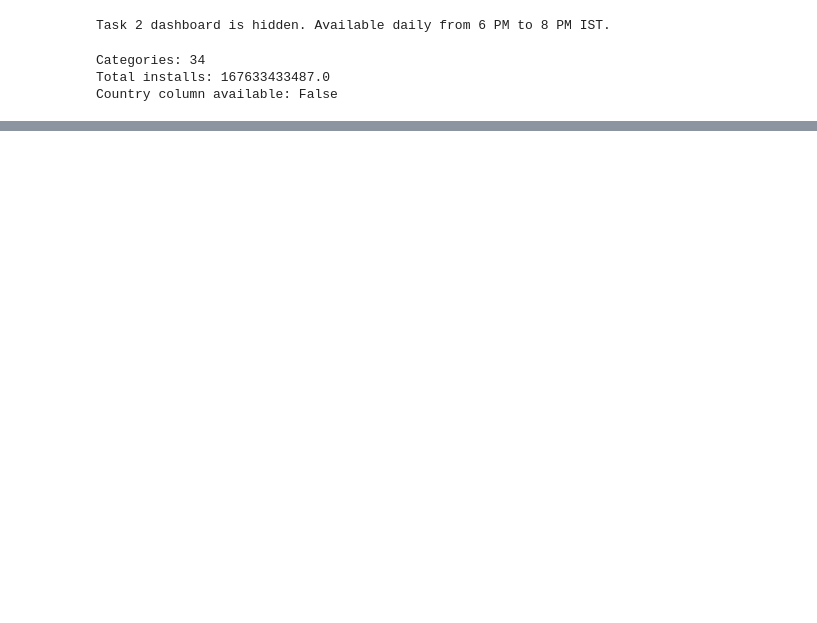
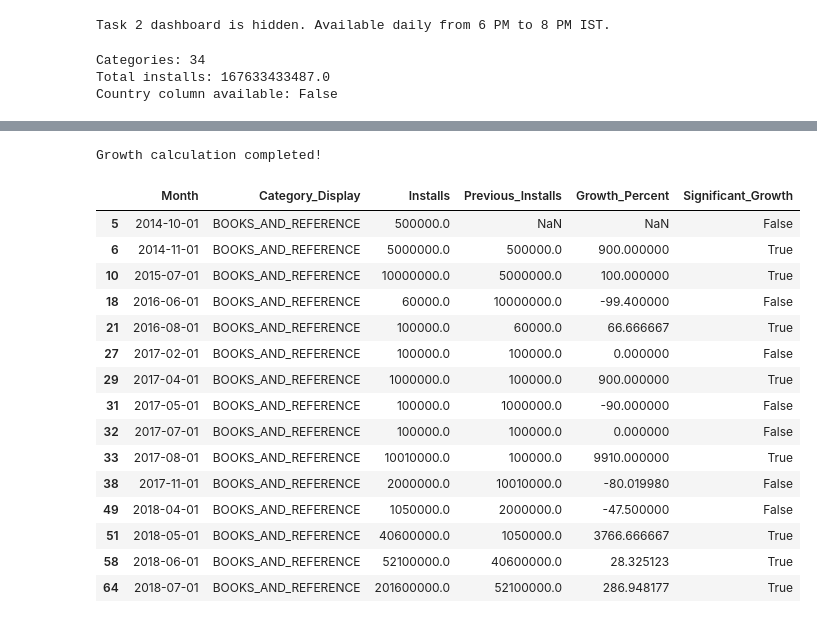
Before and after one commit to sanket2843/kestrel-returns, a Jupyter notebook: Analysis3.ipynb, the cells around one changed output, grey strips where cells are left out. Drawn from its saved outputs; the diff is of its cells as text; code cells hidden in the pictures; blank space fills up the shorter version.

```diff
--- a/Analysis3.ipynb
+++ b/Analysis3.ipynb
@@ -744,0 +789,15 @@ Country column available: False
+# %%
+
+import pandas as pd
+import numpy as np
+import plotly.express as px
+from datetime import datetime
+from zoneinfo import ZoneInfo
+
+url = "https://raw.githubusercontent.com/vaish-vkb/Google-Play-Store-Analytics/main/Play%20Store%20Data.csv"
+df = pd.read_csv(url)
+
+print("Dataset loaded successfully!")
+print("Rows and columns:", df.shape)
+print("Available columns:")
+print(df.columns.tolist())
@@ -744,0 +908,49 @@ Country column available: False
+# %%
+
+# Sort data by category and month
+monthly_data = monthly_data.sort_values(
+    ["Category_Display", "Month"]
+).copy()
+
+# Calculate previous month's installs for each category
+monthly_data["Previous_Installs"] = (
+    monthly_data.groupby("Category_Display")["Installs"].shift(1)
+)
+
+# Calculate percentage growth
+monthly_data["Growth_Percent"] = (
+    (monthly_data["Installs"] - monthly_data["Previous_Installs"])
+    / monthly_data["Previous_Installs"] * 100
+)
+
+# Identify growth greater than 20%
+monthly_data["Significant_Growth"] = (
+    monthly_data["Growth_Percent"] > 20
+)
+
+print("Growth calculation completed!")
+display(
+    monthly_data[
+        ["Month", "Category_Display", "Installs",
+         "Previous_Installs", "Growth_Percent",
+         "Significant_Growth"]
+    ].head(15)
+)
+# %% [output]
+Growth calculation completed!
+|  | Month | Category_Display | Installs | Previous_Installs | Growth_Percent | Significant_Growth |
+| 5 | 2014-10-01 | BOOKS_AND_REFERENCE | 500000.0 | NaN | NaN | False |
+| 6 | 2014-11-01 | BOOKS_AND_REFERENCE | 5000000.0 | 500000.0 | 900.000000 | True |
+| 10 | 2015-07-01 | BOOKS_AND_REFERENCE | 10000000.0 | 5000000.0 | 100.000000 | True |
+| 18 | 2016-06-01 | BOOKS_AND_REFERENCE | 60000.0 | 10000000.0 | -99.400000 | False |
+| 21 | 2016-08-01 | BOOKS_AND_REFERENCE | 100000.0 | 60000.0 | 66.666667 | True |
+| 27 | 2017-02-01 | BOOKS_AND_REFERENCE | 100000.0 | 100000.0 | 0.000000 | False |
+| 29 | 2017-04-01 | BOOKS_AND_REFERENCE | 1000000.0 | 100000.0 | 900.000000 | True |
+| 31 | 2017-05-01 | BOOKS_AND_REFERENCE | 100000.0 | 1000000.0 | -90.000000 | False |
+| 32 | 2017-07-01 | BOOKS_AND_REFERENCE | 100000.0 | 100000.0 | 0.000000 | False |
+| 33 | 2017-08-01 | BOOKS_AND_REFERENCE | 10010000.0 | 100000.0 | 9910.000000 | True |
+| 38 | 2017-11-01 | BOOKS_AND_REFERENCE | 2000000.0 | 10010000.0 | -80.019980 | False |
+| 49 | 2018-04-01 | BOOKS_AND_REFERENCE | 1050000.0 | 2000000.0 | -47.500000 | False |
+| 51 | 2018-05-01 | BOOKS_AND_REFERENCE | 40600000.0 | 1050000.0 | 3766.666667 | True |
+| 58 | 2018-06-01 | BOOKS_AND_REFERENCE | 52100000.0 | 40600000.0 | 28.325123 | True |
+| 64 | 2018-07-01 | BOOKS_AND_REFERENCE | 201600000.0 | 52100000.0 | 286.948177 | True |
```
Also changed, not shown: parts of 8 cells of this notebook.
